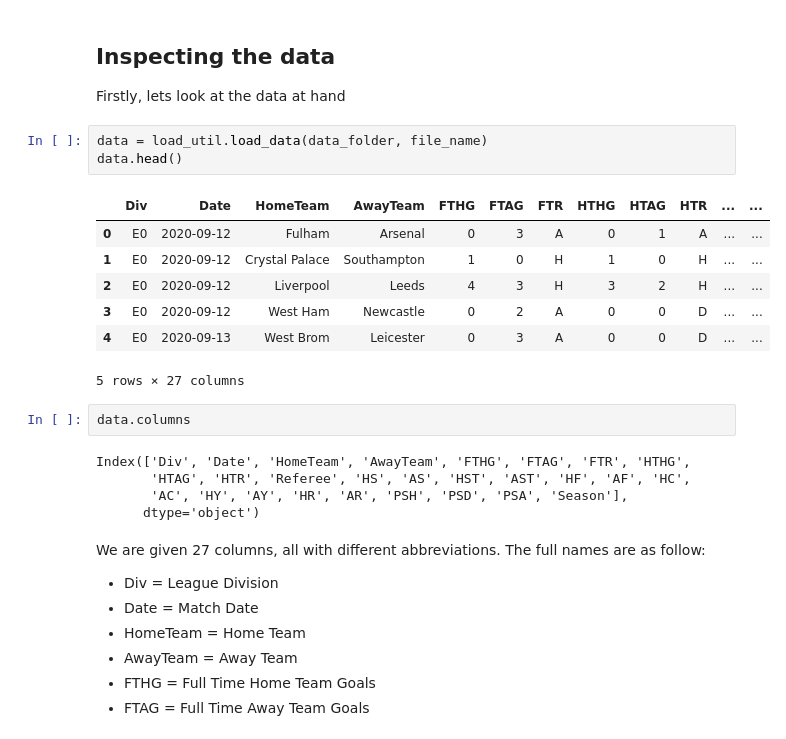
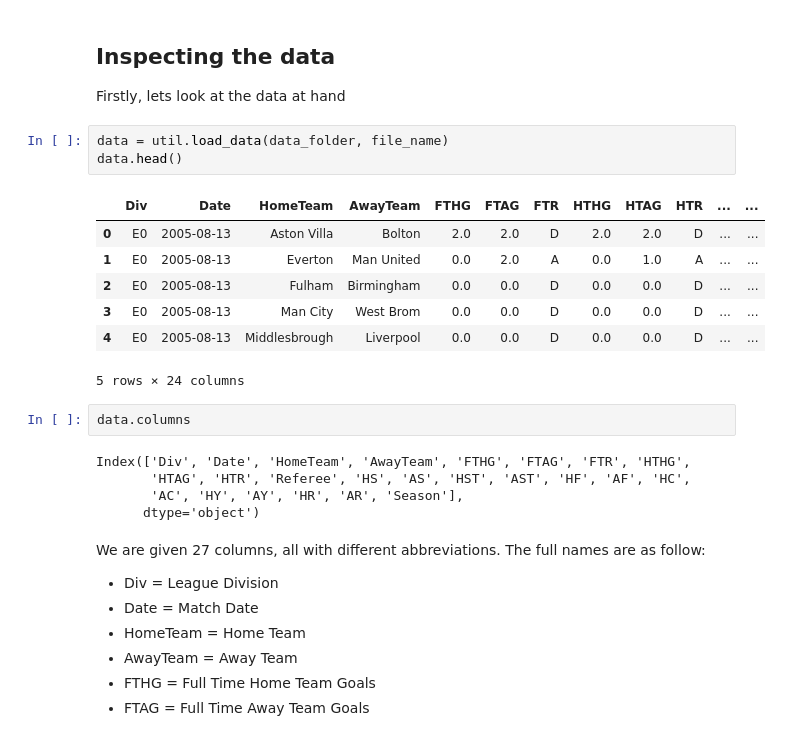
Before and after one commit to heiken1108/Match-Predictor, a Jupyter notebook: notebooks/1. Data Exploration.ipynb, the cells around one changed output. Cells and saved outputs as stored; diff of their text form.

```diff
--- a/notebooks/1. Data Exploration.ipynb
+++ b/notebooks/1. Data Exploration.ipynb
@@ -39,22 +40,22 @@ Data fetched and saved to ../data/Data.csv
 
 Firstly, lets look at the data at hand
 # %%
-data = load_util.load_data(data_folder, file_name)
+data = util.load_data(data_folder, file_name)
 data.head()
 # %% [output]
 |  | Div | Date | HomeTeam | AwayTeam | FTHG | FTAG | FTR | HTHG | HTAG | HTR | ... | ... |
-| 0 | E0 | 2020-09-12 | Fulham | Arsenal | 0 | 3 | A | 0 | 1 | A | ... | ... |
-| 1 | E0 | 2020-09-12 | Crystal Palace | Southampton | 1 | 0 | H | 1 | 0 | H | ... | ... |
-| 2 | E0 | 2020-09-12 | Liverpool | Leeds | 4 | 3 | H | 3 | 2 | H | ... | ... |
-| 3 | E0 | 2020-09-12 | West Ham | Newcastle | 0 | 2 | A | 0 | 0 | D | ... | ... |
-| 4 | E0 | 2020-09-13 | West Brom | Leicester | 0 | 3 | A | 0 | 0 | D | ... | ... |
+| 0 | E0 | 2005-08-13 | Aston Villa | Bolton | 2.0 | 2.0 | D | 2.0 | 2.0 | D | ... | ... |
+| 1 | E0 | 2005-08-13 | Everton | Man United | 0.0 | 2.0 | A | 0.0 | 1.0 | A | ... | ... |
+| 2 | E0 | 2005-08-13 | Fulham | Birmingham | 0.0 | 0.0 | D | 0.0 | 0.0 | D | ... | ... |
+| 3 | E0 | 2005-08-13 | Man City | West Brom | 0.0 | 0.0 | D | 0.0 | 0.0 | D | ... | ... |
+| 4 | E0 | 2005-08-13 | Middlesbrough | Liverpool | 0.0 | 0.0 | D | 0.0 | 0.0 | D | ... | ... |
-5 rows × 27 columns
+5 rows × 24 columns
 # %%
 data.columns
 # %% [output]
 Index(['Div', 'Date', 'HomeTeam', 'AwayTeam', 'FTHG', 'FTAG', 'FTR', 'HTHG',
        'HTAG', 'HTR', 'Referee', 'HS', 'AS', 'HST', 'AST', 'HF', 'AF', 'HC',
-       'AC', 'HY', 'AY', 'HR', 'AR', 'PSH', 'PSD', 'PSA', 'Season'],
+       'AC', 'HY', 'AY', 'HR', 'AR', 'Season'],
       dtype='object')
 # %% [markdown]
 We are given 27 columns, all with different abbreviations. The full names are as follow:
```
Also changed, not shown: parts of 10 cells of this notebook, 4 other files.
